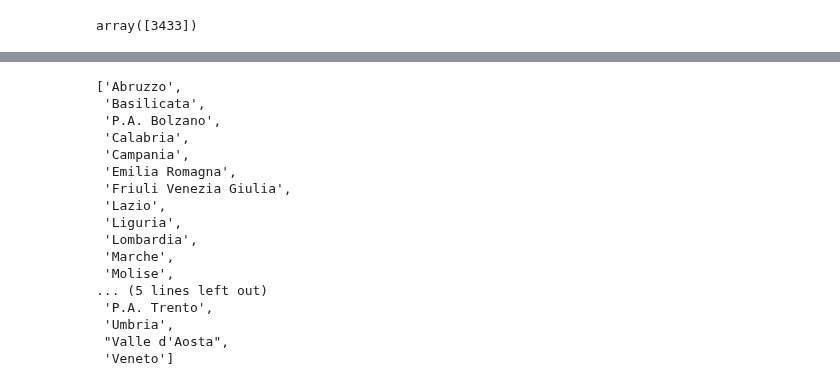
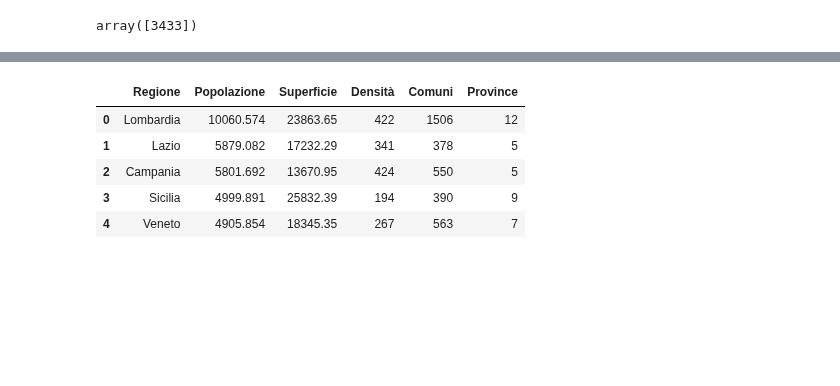
Before and after one commit to lorenzopaolucci/studenti, a Jupyter notebook: covid19.ipynb, the cells around one changed output, grey strips where cells are left out. Saved outputs shown, nothing was run; the diff lists cells and outputs as text; code cells hidden in the pictures; blank space fills up the shorter version.

```diff
--- a/covid19.ipynb
+++ b/covid19.ipynb
@@ -295,20 +288,0 @@ for r in range(0, 21):
-# %%
-regione
-# %% [output]
-['Abruzzo',
- 'Basilicata',
- 'P.A. Bolzano',
- 'Calabria',
- 'Campania',
- 'Emilia Romagna',
- 'Friuli Venezia Giulia',
- 'Lazio',
- 'Liguria',
- 'Lombardia',
- 'Marche',
- 'Molise',
-... (5 lines left out)
- 'P.A. Trento',
- 'Umbria',
- "Valle d'Aosta",
- 'Veneto']
@@ -316,0 +289,11 @@ https://docs.google.com/spreadsheets/d/1qL5B_J6eV6bD9zicR0YsCIaUMU0BhTdSTrqC1UcD
+# %%
+url_csv_file = "https://docs.google.com/spreadsheet/ccc?key=1qL5B_J6eV6bD9zicR0YsCIaUMU0BhTdSTrqC1UcDBI8&output=csv"
+dpr = pd.read_csv(url_csv_file)
+dpr.head()
+# %% [output]
+|  | Regione | Popolazione | Superficie | Densità | Comuni | Province |
+| 0 | Lombardia | 10060.574 | 23863.65 | 422 | 1506 | 12 |
+| 1 | Lazio | 5879.082 | 17232.29 | 341 | 378 | 5 |
+| 2 | Campania | 5801.692 | 13670.95 | 424 | 550 | 5 |
+| 3 | Sicilia | 4999.891 | 25832.39 | 194 | 390 | 9 |
+| 4 | Veneto | 4905.854 | 18345.35 | 267 | 563 | 7 |
```
Also changed, not shown: parts of 14 cells of this notebook.
